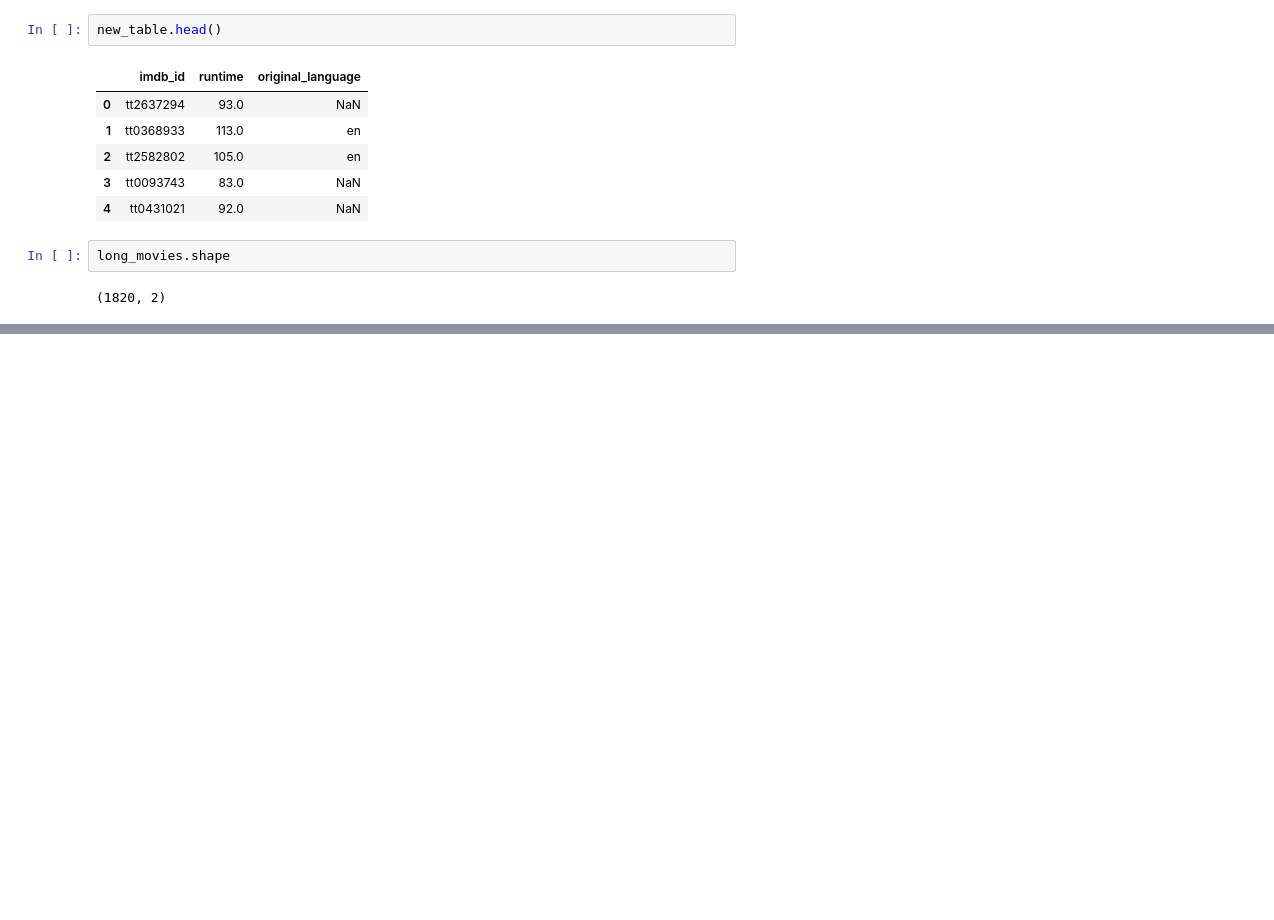
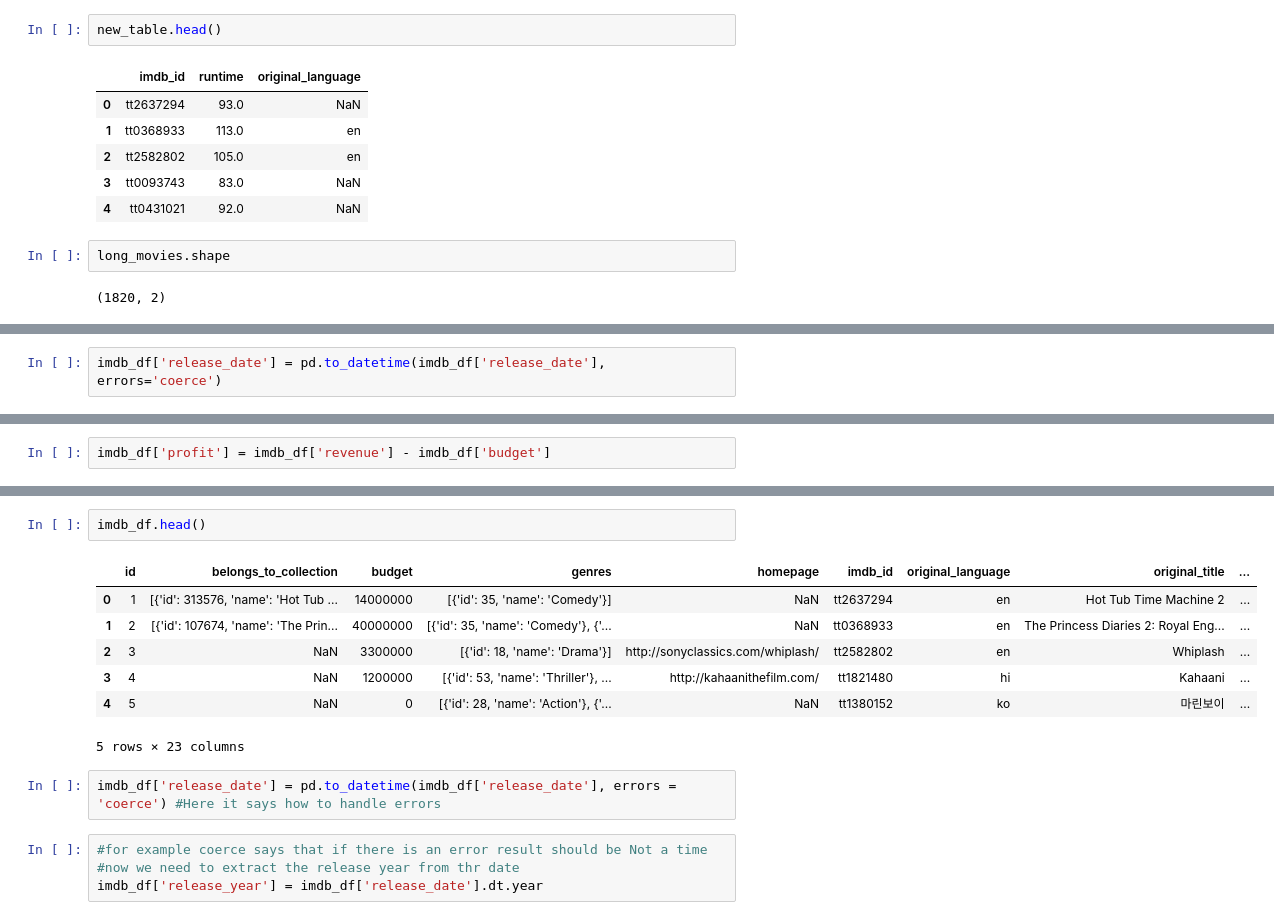
Before and after one commit to azameap/Python, a Jupyter notebook: Advanced_Wrangling_concepts.ipynb, the cells around one changed output, grey strips where cells are left out. Saved outputs shown, nothing was run; the diff lists cells and outputs as text; blank space fills up the shorter version.

```diff
--- a/Advanced_Wrangling_concepts.ipynb
+++ b/Advanced_Wrangling_concepts.ipynb
@@ -171,0 +205,2 @@ long_movies.shape
+# %%
+imdb_df['release_date'] = pd.to_datetime(imdb_df['release_date'], errors='coerce')
@@ -171,0 +209,2 @@ long_movies.shape
+# %%
+imdb_df['profit'] = imdb_df['revenue'] - imdb_df['budget']
@@ -171,0 +249,16 @@ long_movies.shape
+# %%
+imdb_df.head()
+# %% [output]
+|  | id | belongs_to_collection | budget | genres | homepage | imdb_id | original_language | original_title | ... |
+| 0 | 1 | [{'id': 313576, 'name': 'Hot Tub ... | 14000000 | [{'id': 35, 'name': 'Comedy'}] | NaN | tt2637294 | en | Hot Tub Time Machine 2 | ... |
+| 1 | 2 | [{'id': 107674, 'name': 'The Prin... | 40000000 | [{'id': 35, 'name': 'Comedy'}, {'... | NaN | tt0368933 | en | The Princess Diaries 2: Royal Eng... | ... |
+| 2 | 3 | NaN | 3300000 | [{'id': 18, 'name': 'Drama'}] | http://sonyclassics.com/whiplash/ | tt2582802 | en | Whiplash | ... |
+| 3 | 4 | NaN | 1200000 | [{'id': 53, 'name': 'Thriller'}, ... | http://kahaanithefilm.com/ | tt1821480 | hi | Kahaani | ... |
+| 4 | 5 | NaN | 0 | [{'id': 28, 'name': 'Action'}, {'... | NaN | tt1380152 | ko | 마린보이 | ... |
+5 rows × 23 columns
+# %%
+imdb_df['release_date'] = pd.to_datetime(imdb_df['release_date'], errors = 'coerce') #Here it says how to handle errors
+# %%
+#for example coerce says that if there is an error result should be Not a time
+#now we need to extract the release year from thr date
+imdb_df['release_year'] = imdb_df['release_date'].dt.year
```
Also changed, not shown: parts of 18 cells of this notebook.
